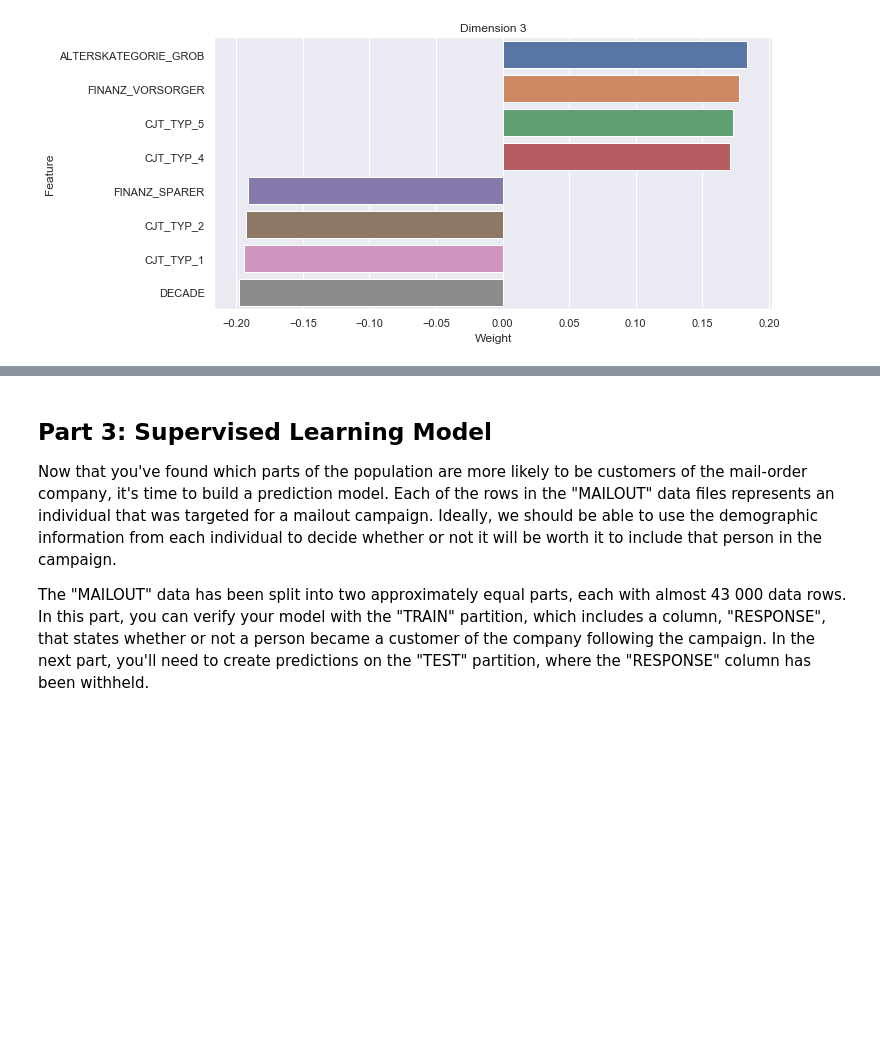
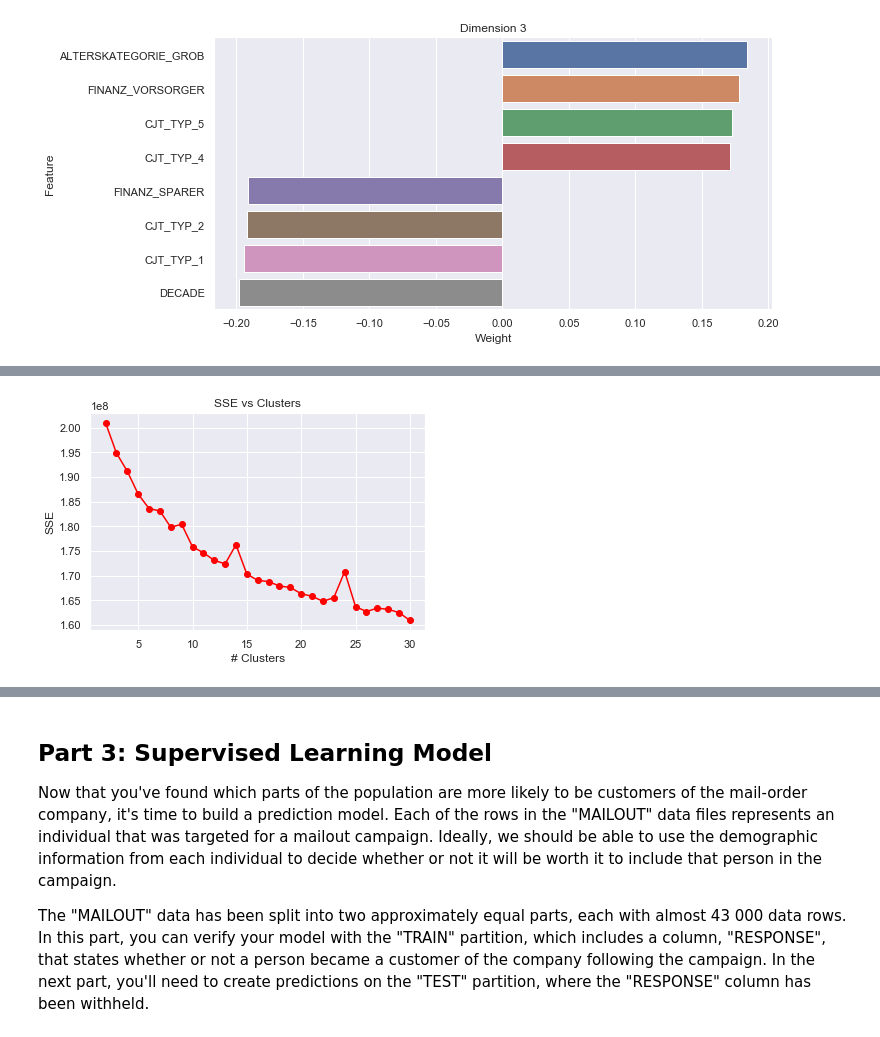
Before and after one commit to michanN/capstone-arvato, a Jupyter notebook: Arvato Project Workbook.ipynb, the cells around one changed output, grey strips where cells are left out. Cells and saved outputs as stored; diff of their text form; code cells hidden in the pictures; blank space fills up the shorter version.

```diff
--- a/Arvato Project Workbook.ipynb
+++ b/Arvato Project Workbook.ipynb
@@ -498,0 +555,7 @@ plot_pca(dim3, 3)
+# %%
+%%time
+# Number of different cluster counts
+n_clusters = np.arange(2,31)
+
+# run k-means clustering on the data and compute the average within-cluster distances.
+scores = [MiniBatchKMeans(i).fit(azdias_pca).score(azdias_pca) for i in n_clusters]
@@ -498,0 +564,8 @@ plot_pca(dim3, 3)
+# %%
+# elbow method
+plt.ylabel('SSE')
+plt.xlabel('# Clusters')
+plt.title('SSE vs Clusters')
+plt.plot(n_clusters, np.abs(scores), linestyle='-', marker='o', color='red');
+# %% [output]
+[figure, added]
```
Also changed, not shown: parts of 39 cells of this notebook, 4 other files.
